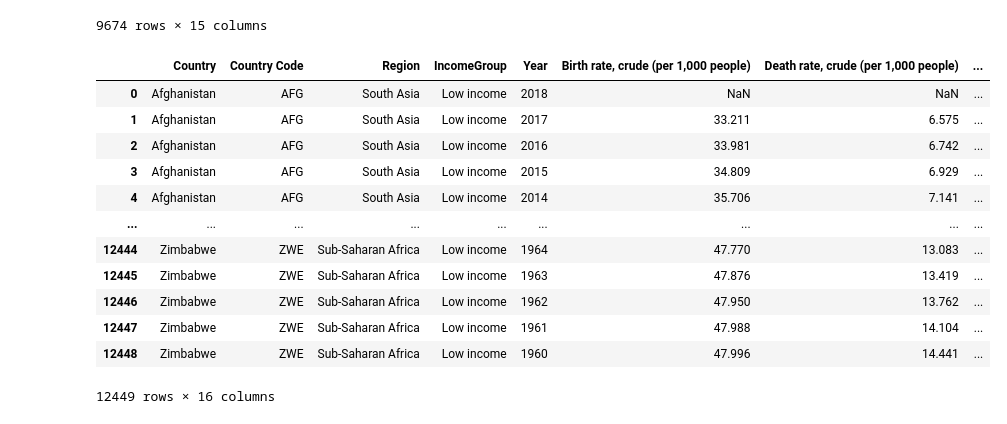
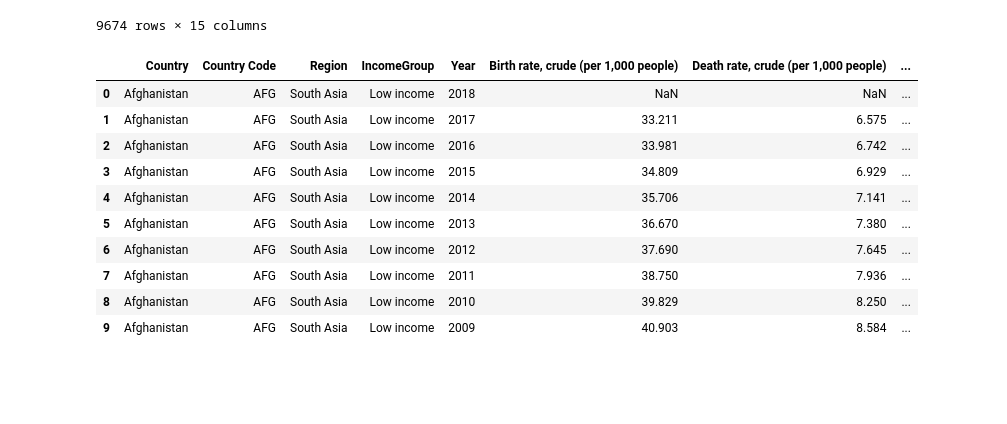
Before and after one commit to bielng/world-economic-report-Dashboard, a Jupyter notebook: main.ipynb, the cells around one changed output. Drawn from its saved outputs; the diff is of its cells as text; code cells hidden in the pictures; blank space fills up the shorter version.

```diff
--- a/main.ipynb
+++ b/main.ipynb
@@ -112,18 +112,17 @@ df[df.isna().any(axis=1)]
 # profile and QA the data Objective One
 # %%
 df["Population (M)"] = (df["GDP (USD)"] / df["GDP per capita (USD)"])
-df
+df["Population (M)"] = df["Population (M)"] / 1_000_000
+df.head(10)
 # %% [output]
 |  | Country | Country Code | Region | IncomeGroup | Year | Birth rate, crude (per 1,000 people) | Death rate, crude (per 1,000 people) | ... |
 | 0 | Afghanistan | AFG | South Asia | Low income | 2018 | NaN | NaN | ... |
 | 1 | Afghanistan | AFG | South Asia | Low income | 2017 | 33.211 | 6.575 | ... |
 | 2 | Afghanistan | AFG | South Asia | Low income | 2016 | 33.981 | 6.742 | ... |
 | 3 | Afghanistan | AFG | South Asia | Low income | 2015 | 34.809 | 6.929 | ... |
 | 4 | Afghanistan | AFG | South Asia | Low income | 2014 | 35.706 | 7.141 | ... |
-| ... | ... | ... | ... | ... | ... | ... | ... | ... |
-| 12444 | Zimbabwe | ZWE | Sub-Saharan Africa | Low income | 1964 | 47.770 | 13.083 | ... |
-| 12445 | Zimbabwe | ZWE | Sub-Saharan Africa | Low income | 1963 | 47.876 | 13.419 | ... |
-| 12446 | Zimbabwe | ZWE | Sub-Saharan Africa | Low income | 1962 | 47.950 | 13.762 | ... |
-| 12447 | Zimbabwe | ZWE | Sub-Saharan Africa | Low income | 1961 | 47.988 | 14.104 | ... |
-| 12448 | Zimbabwe | ZWE | Sub-Saharan Africa | Low income | 1960 | 47.996 | 14.441 | ... |
+| 5 | Afghanistan | AFG | South Asia | Low income | 2013 | 36.670 | 7.380 | ... |
+| 6 | Afghanistan | AFG | South Asia | Low income | 2012 | 37.690 | 7.645 | ... |
+| 7 | Afghanistan | AFG | South Asia | Low income | 2011 | 38.750 | 7.936 | ... |
+| 8 | Afghanistan | AFG | South Asia | Low income | 2010 | 39.829 | 8.250 | ... |
+| 9 | Afghanistan | AFG | South Asia | Low income | 2009 | 40.903 | 8.584 | ... |
-12449 rows × 16 columns
```
